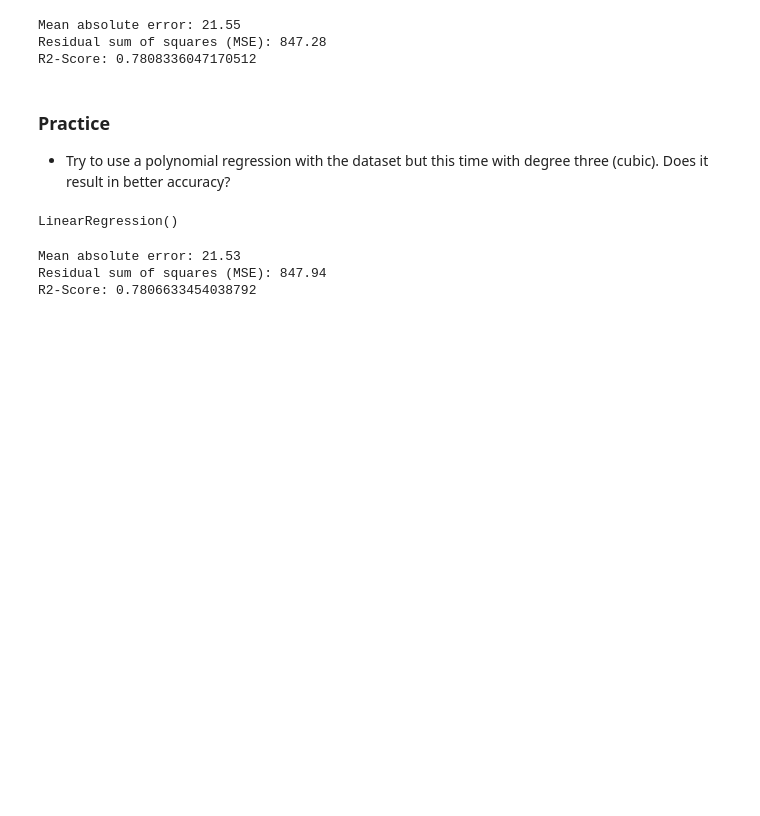
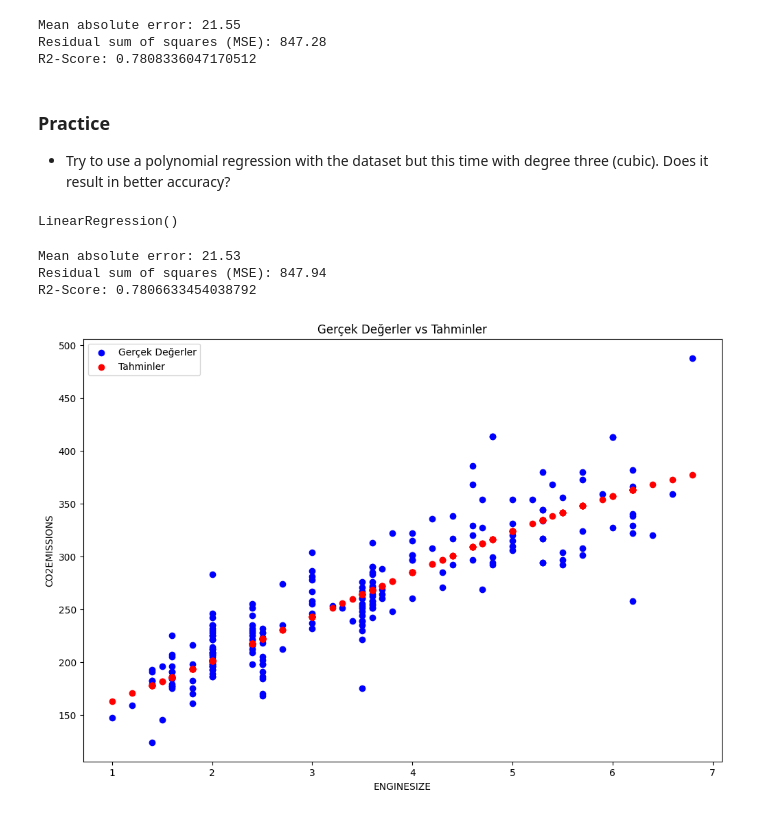
Before and after one commit to zekiye-kart/data-science, a Jupyter notebook: week-7/7-polynomial-regression.ipynb, the cells around one changed output. Drawn from its saved outputs; the diff is of its cells as text; code cells hidden in the pictures; blank space fills up the shorter version.

```diff
--- a/week-7/7-polynomial-regression.ipynb
+++ b/week-7/7-polynomial-regression.ipynb
@@ -172,3 +172,14 @@ print(f"R2-Score: {r2_score(test_y,test_y_)}")
 Mean absolute error: 21.53
 Residual sum of squares (MSE): 847.94
 R2-Score: 0.7806633454038792
+# %%
+
+plt.scatter(test_x, test_y, color='blue', label='Gerçek Değerler')  # Gerçek değerler
+plt.scatter(test_x, test_y_, color='red', label='Tahminler')         # Tahmin edilen değerler
+plt.title('Gerçek Değerler vs Tahminler')
+plt.xlabel('ENGINESIZE')
+plt.ylabel('CO2EMISSIONS')
+plt.legend()
+plt.show()
+# %% [output]
+[figure, added]
```
